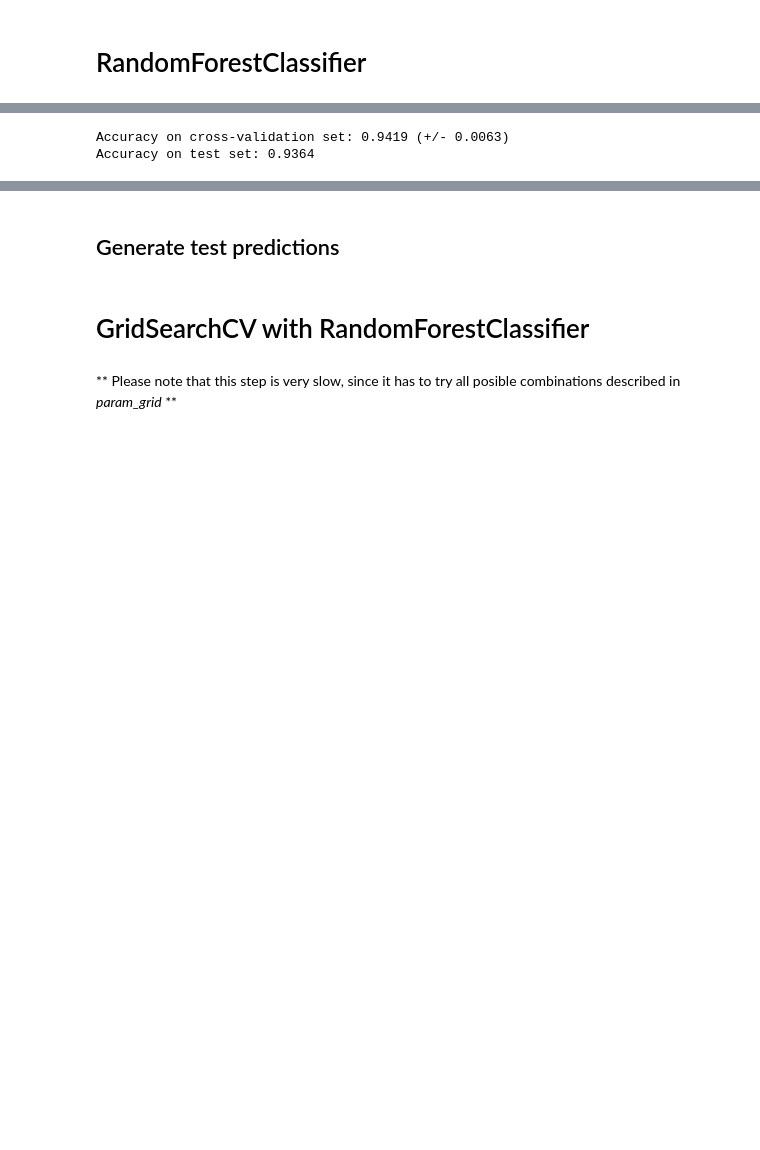
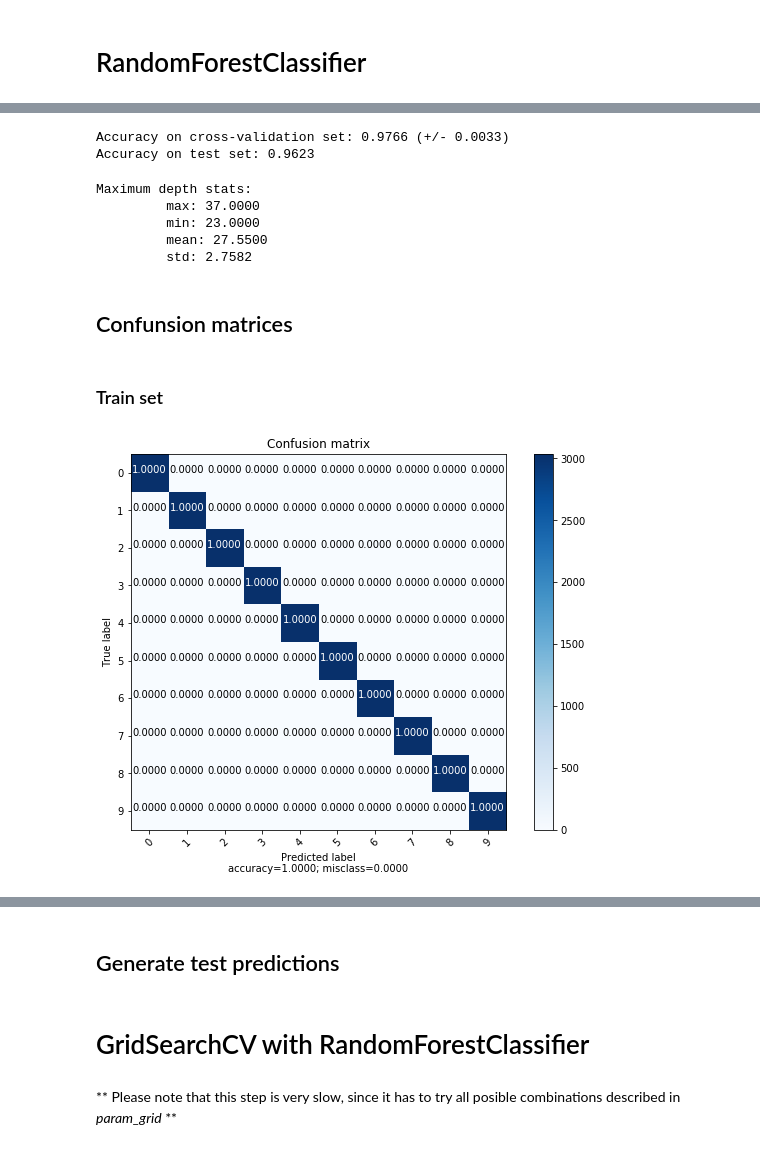
Before and after one commit to Cs4r/digit-recognizer-mlflow, a Jupyter notebook: MNIST data.ipynb, the cells around one changed output, grey strips where cells are left out. Drawn from its saved outputs; the diff is of its cells as text; code cells hidden in the pictures; blank space fills up the shorter version.

```diff
--- a/MNIST data.ipynb
+++ b/MNIST data.ipynb
@@ -108,0 +209,11 @@ X_test_pca = pca_fit.transform(X_test)
+# %%
+def list_difference(first, second):
+        second = set(second)
+        return [item for item in first if item not in second]
+
+test_indexes = list_difference(all_indexes, train_indexes)
+# %%
+X_train = images[train_indexes]
+y_train = labels[train_indexes]
+X_test = images[test_indexes]
+y_test = labels[test_indexes]
@@ -109,3 +232,6 @@ X_test_pca = pca_fit.transform(X_test)
+# %%
+X_train = images[train_indexes] / 255
+X_test = images[test_indexes] / 255
 # %% [markdown]
 # RandomForestClassifier
 # %%
@@ -126,20 +252,19 @@ with mlflow.start_run(experiment_id=experiment_id):
 
     # Cross validation
     clf = RandomForestClassifier(n_estimators=n_trees, criterion=criterion, random_state=random_state, n_jobs=-1)
-    scores = cross_val_score(clf, X_train_pca, y_train, cv=cv)
+    scores = cross_val_score(clf, X_train, y_train, cv=cv)
     cv_accuracy = scores.mean()
     cv_error = scores.std() * 2
 
     #Test
-    clf.fit(X_train_pca, y_train)
-    test_accuracy = accuracy_score(y_test, clf.predict(X_test_pca))
+    clf.fit(X_train, y_train)
+    test_accuracy = accuracy_score(y_test, clf.predict(X_test))
 
     # Log params and metrics
     mlflow.log_param("random_state", random_state)
     mlflow.log_param("n_trees", n_trees)
     mlflow.log_param("cv", cv)
     mlflow.log_param("criterion", criterion)
-    mlflow.log_param("pca_components", pca_components)
 
     mlflow.log_metric("test_accuracy", test_accuracy)
     mlflow.log_metric("cv_accuracy", cv_accuracy)
@@ -150,5 +275,34 @@ with mlflow.start_run(experiment_id=experiment_id):
 
     mlflow.sklearn.log_model(clf, "model")
 # %% [output]
-Accuracy on cross-validation set: 0.9419 (+/- 0.0063)
-Accuracy on test set: 0.9364
+Accuracy on cross-validation set: 0.9766 (+/- 0.0033)
+Accuracy on test set: 0.9623
+# %%
+max_depth_per_tree = np.array([estimator.tree_.max_depth for estimator in clf.estimators_])
+
+max_depth_mean = max_depth_per_tree.mean()
+max_depth_max = max_depth_per_tree.max()
+max_depth_min = max_depth_per_tree.min()
+max_depth_std = max_depth_per_tree.std()
+
+print("Maximum depth stats:")
+print("\t max: %0.4f" % (max_depth_max))
+print("\t min: %0.4f" % (max_depth_min))
+print("\t mean: %0.4f" % (max_depth_mean))
+print("\t std: %0.4f" % (max_depth_std))
+# %% [output]
+Maximum depth stats:
+         max: 37.0000
+         min: 23.0000
+         mean: 27.5500
+         std: 2.7582
+# %% [markdown]
+## Confunsion matrices
+# %% [markdown]
+### Train set
+# %%
+conf_matrix_train = confusion_matrix(y_train, clf.predict(X_train), labels=np.unique(labels))
+
+plot_confusion_matrix(conf_matrix_train, labels_text)
+# %% [output]
+[figure, added]
```
Also changed, not shown: parts of 47 cells of this notebook.
